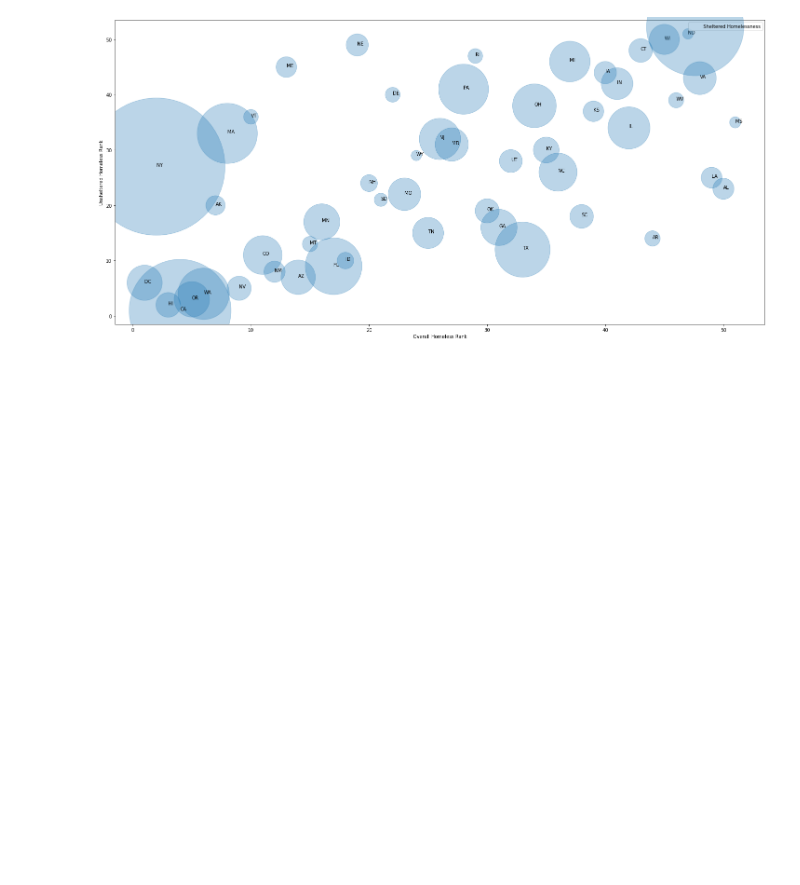
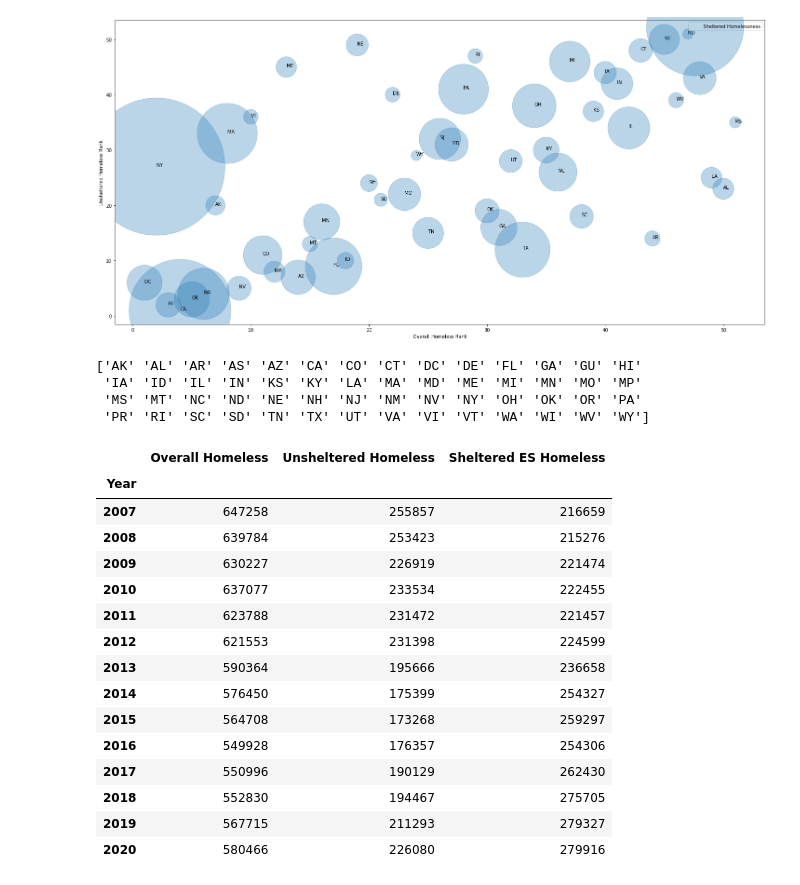
Before and after one commit to Jenniarlet/homeless_project, a Jupyter notebook: notebooks/eda_v2.ipynb, the cells around one changed output. Saved outputs shown, nothing was run; the diff lists cells and outputs as text; code cells hidden in the pictures; blank space fills up the shorter version.

```diff
--- a/notebooks/eda_v2.ipynb
+++ b/notebooks/eda_v2.ipynb
@@ -289,3 +290,45 @@ for i, txt in enumerate(state_norm.State):
 plt.show()
 # %% [output]
 [figure]
+# %%
+pit_state = pd.read_csv(PIT_BY_STATE_PATH)
+pit_state = pit_state[pit_state['State'] != 'Total']
+pit_state = pit_state[pit_state['State'].notna()]
+# check all years contains data from the 56 states
+annual_states = pit_state.groupby('Year').size()
+assert (annual_states.min() == annual_states.max()), "all years don't contain the same number of states"
+print(pit_state['State'].unique())
+# %% [output]
+['AK' 'AL' 'AR' 'AS' 'AZ' 'CA' 'CO' 'CT' 'DC' 'DE' 'FL' 'GA' 'GU' 'HI'
+ 'IA' 'ID' 'IL' 'IN' 'KS' 'KY' 'LA' 'MA' 'MD' 'ME' 'MI' 'MN' 'MO' 'MP'
+ 'MS' 'MT' 'NC' 'ND' 'NE' 'NH' 'NJ' 'NM' 'NV' 'NY' 'OH' 'OK' 'OR' 'PA'
+ 'PR' 'RI' 'SC' 'SD' 'TN' 'TX' 'UT' 'VA' 'VI' 'VT' 'WA' 'WI' 'WV' 'WY']
+# %%
+#some part of the below content copied from (https://www.notion.so/DS4A-Homelessness-project-06ec331063c14a2394c8f2351a19d600?p=9be7c707b6aa4a4f99f00f33a79bf559)
+# make new dataframe with columns of interest
+cols_interest = ['Year', 'Overall Homeless', 'Unsheltered Homeless', 'Sheltered ES Homeless']
+# replacing cells with no value with zero
+pit_state = pit_state[cols_interest].replace(' ', 0)
+# coverting the type of the columns into integer
+pit_state = pit_state.astype({'Year':'int64', 'Overall Homeless':'int64', 'Unsheltered Homeless':'int64', 'Sheltered ES Homeless':'int64'})
+# %%
+#group by year and sum to get the total national homelessness for each year
+total_homeless = pit_state.groupby('Year').sum()
+total_homeless
+# %% [output]
+|  | Overall Homeless | Unsheltered Homeless | Sheltered ES Homeless |
+| Year |  |  |  |
+| 2007 | 647258 | 255857 | 216659 |
+| 2008 | 639784 | 253423 | 215276 |
+| 2009 | 630227 | 226919 | 221474 |
+| 2010 | 637077 | 233534 | 222455 |
+| 2011 | 623788 | 231472 | 221457 |
+| 2012 | 621553 | 231398 | 224599 |
+| 2013 | 590364 | 195666 | 236658 |
+| 2014 | 576450 | 175399 | 254327 |
+| 2015 | 564708 | 173268 | 259297 |
+| 2016 | 549928 | 176357 | 254306 |
+| 2017 | 550996 | 190129 | 262430 |
+| 2018 | 552830 | 194467 | 275705 |
+| 2019 | 567715 | 211293 | 279327 |
+| 2020 | 580466 | 226080 | 279916 |
```
Also changed, not shown: parts of 7 cells of this notebook.
